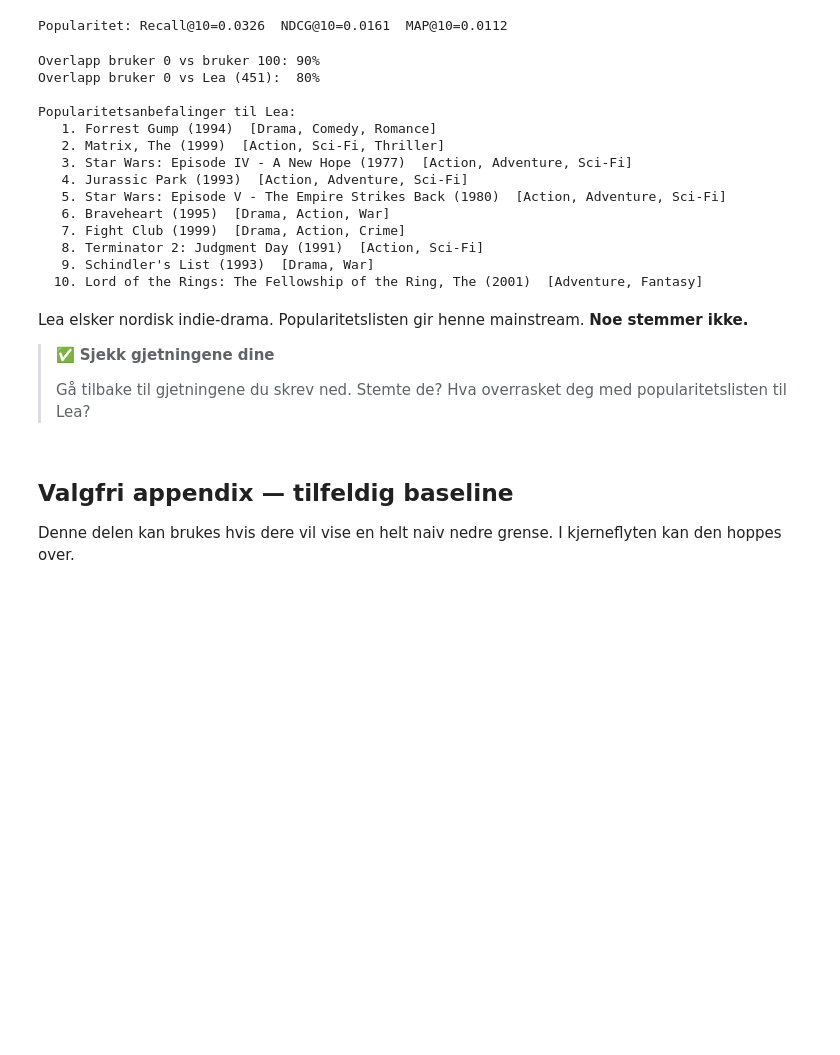
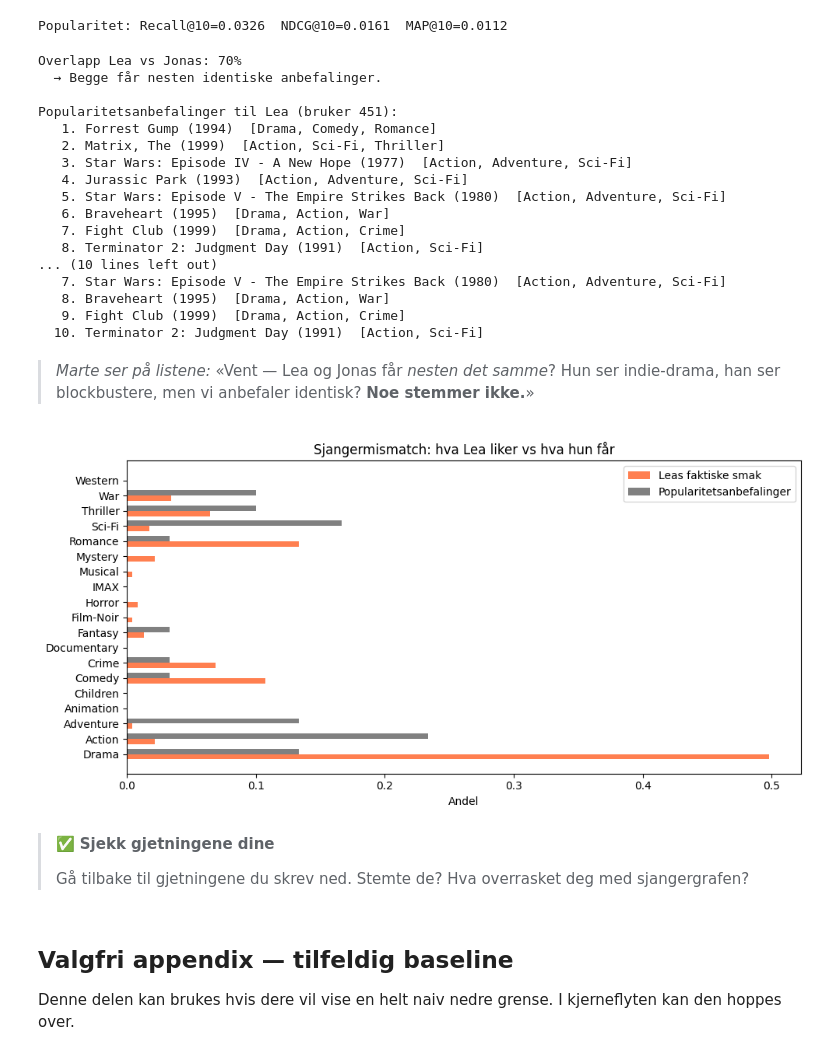
Before and after one commit to kmahic/recommender-systems-ws, a Jupyter notebook: notebooks/00_velkommen.ipynb, the cells around one changed output. Drawn from its saved outputs; the diff is of its cells as text; code cells hidden in the pictures; blank space fills up the shorter version.

```diff
--- a/notebooks/00_velkommen.ipynb
+++ b/notebooks/00_velkommen.ipynb
@@ -236,22 +289,24 @@ print(f'Popularitet: Recall@{K}={recall_value:.4f}  NDCG@{K}={ndcg_value:.4f}  M
 Popularitet: Recall@10=0.0326  NDCG@10=0.0161  MAP@10=0.0112
 # %%
 lea_idx = np.where(user_ids == LEA_ID)[0][0]
-overlap_0_100 = len(set(recs_pop[0]) & set(recs_pop[100])) / K
-overlap_0_lea = len(set(recs_pop[0]) & set(recs_pop[lea_idx])) / K
-print(f'Overlapp bruker 0 vs bruker 100: {overlap_0_100:.0%}')
-print(f'Overlapp bruker 0 vs Lea (451):  {overlap_0_lea:.0%}')
+jonas_idx = np.where(user_ids == JONAS_ID)[0][0]
 
-lea_titles = items.set_index('item_id').loc[recs_pop[lea_idx]]
-print('\nPopularitetsanbefalinger til Lea:')
-for rank, (_, row) in enumerate(lea_titles.iterrows(), 1):
-    genres = [genre for genre in GENRE_COLS if row.get(genre, 0) == 1]
-    genre_label = ', '.join(genres[:3])
-    print(f'  {rank:>2}. {row["title"]}  [{genre_label}]')
+overlap_lea_jonas = len(set(recs_pop[lea_idx]) & set(recs_pop[jonas_idx])) / K
+print(f'Overlapp Lea vs Jonas: {overlap_lea_jonas:.0%}')
+print('  → Begge får nesten identiske anbefalinger.\n')
+
+for name, uid, idx in [('Lea', LEA_ID, lea_idx), ('Jonas', JONAS_ID, jonas_idx)]:
+    titles = items.set_index('item_id').loc[recs_pop[idx]]
+    print(f'Popularitetsanbefalinger til {name} (bruker {uid}):')
+    for rank, (_, row) in enumerate(titles.iterrows(), 1):
+        genres = [g for g in GENRE_COLS if row.get(g, 0) == 1]
+        print(f'  {rank:>2}. {row["title"]}  [{", ".join(genres[:3])}]')
+    print()
 # %% [output]
-Overlapp bruker 0 vs bruker 100: 90%
-Overlapp bruker 0 vs Lea (451):  80%
+Overlapp Lea vs Jonas: 70%
+  → Begge får nesten identiske anbefalinger.
 
-Popularitetsanbefalinger til Lea:
+Popularitetsanbefalinger til Lea (bruker 451):
    1. Forrest Gump (1994)  [Drama, Comedy, Romance]
    2. Matrix, The (1999)  [Action, Sci-Fi, Thriller]
    3. Star Wars: Episode IV - A New Hope (1977)  [Action, Adventure, Sci-Fi]
@@ -260,16 +315,42 @@ Popularitetsanbefalinger til Lea:
    6. Braveheart (1995)  [Drama, Action, War]
    7. Fight Club (1999)  [Drama, Action, Crime]
    8. Terminator 2: Judgment Day (1991)  [Action, Sci-Fi]
-   9. Schindler's List (1993)  [Drama, War]
-  10. Lord of the Rings: The Fellowship of the Ring, The (2001)  [Adventure, Fantasy]
+... (10 lines left out)
+   7. Star Wars: Episode V - The Empire Strikes Back (1980)  [Action, Adventure, Sci-Fi]
+   8. Braveheart (1995)  [Drama, Action, War]
+   9. Fight Club (1999)  [Drama, Action, Crime]
+  10. Terminator 2: Judgment Day (1991)  [Action, Sci-Fi]
+# %% [markdown]
+> *Marte ser på listene:* «Vent — Lea og Jonas får *nesten det samme*?
+> Hun ser indie-drama, han ser blockbustere, men vi anbefaler identisk?
+> **Noe stemmer ikke.**»
+# %%
+# Sjangermismatch-visualisering: hva Lea liker vs hva hun får anbefalt
+rec_items_lea = items.set_index('item_id').loc[recs_pop[lea_idx]]
+rec_genres_lea = rec_items_lea[GENRE_COLS].sum()
+
+fig, ax = plt.subplots(figsize=(10, 5))
+x = np.arange(len(GENRE_COLS))
+width = 0.35
+lea_profile = lea_items[GENRE_COLS].sum()
+lea_norm = lea_profile / lea_profile.sum()
+rec_norm = rec_genres_lea / rec_genres_lea.sum()
+ax.barh(x - width/2, lea_norm, width, label='Leas faktiske smak', color='coral')
+ax.barh(x + width/2, rec_norm, width, label='Popularitetsanbefalinger', color='gray')
+ax.set_yticks(x)
+ax.set_yticklabels(GENRE_COLS)
+ax.set_xlabel('Andel')
+ax.set_title('Sjangermismatch: hva Lea liker vs hva hun får')
+ax.legend()
+plt.tight_layout()
+plt.show()
+# %% [output]
+[figure, added]
 # %% [markdown]
-Lea elsker nordisk indie-drama. Popularitetslisten gir henne mainstream.
-**Noe stemmer ikke.**
-
 > ✅ **Sjekk gjetningene dine**
 >
 > Gå tilbake til gjetningene du skrev ned. Stemte de?
-> Hva overrasket deg med popularitetslisten til Lea?
+> Hva overrasket deg med sjangergrafen?
 # %% [markdown]
 ## Valgfri appendix — tilfeldig baseline
 
```
Also changed, not shown: parts of 11 cells of this notebook, 14 other files.
